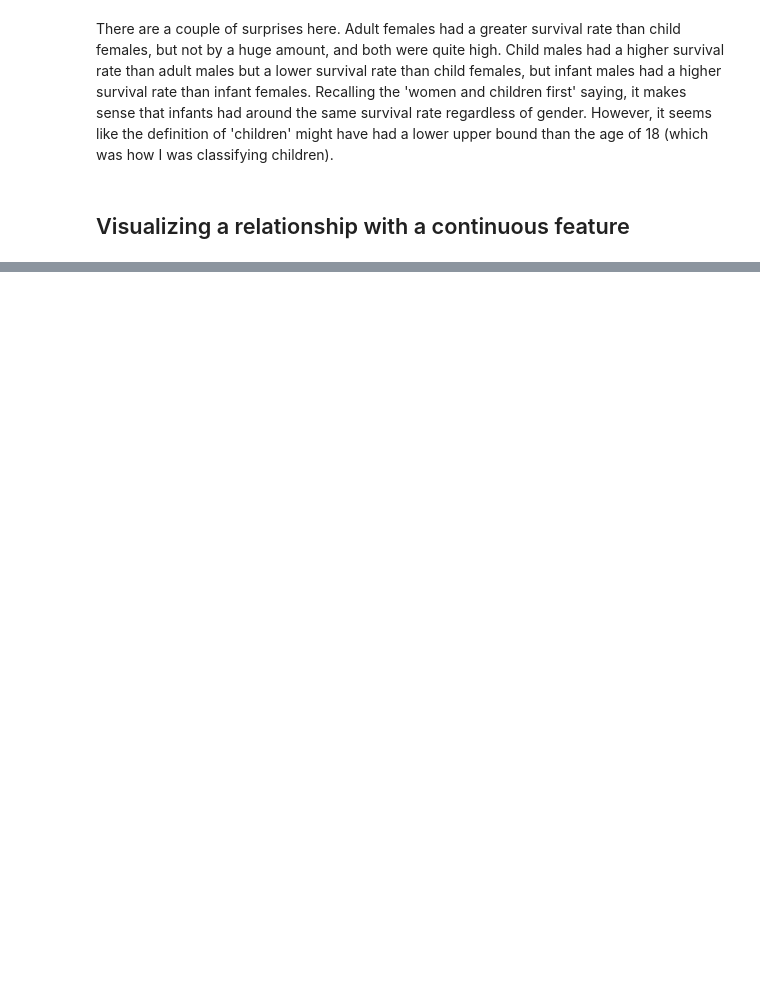
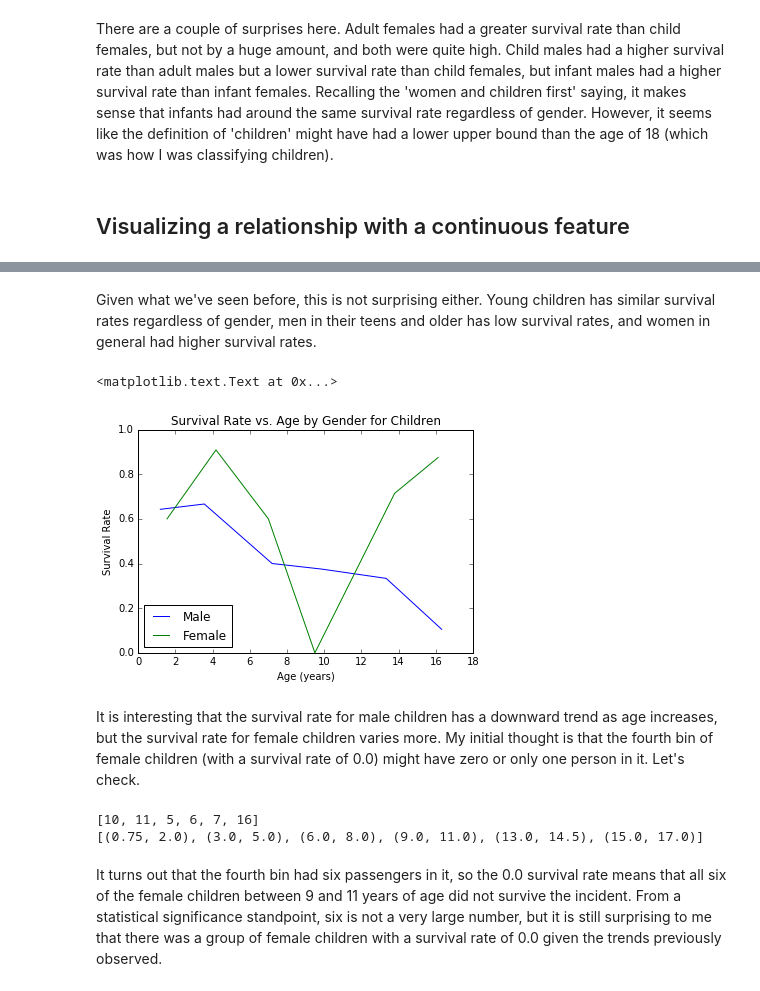
Before and after one commit to paulruvolo/DataScience16WarmupProject, a Jupyter notebook: data_exploration.ipynb, the cells around one changed output, grey strips where cells are left out. Drawn from its saved outputs; the diff is of its cells as text; code cells hidden in the pictures; blank space fills up the shorter version.

```diff
--- a/data_exploration.ipynb
+++ b/data_exploration.ipynb
@@ -150,0 +195,27 @@ df_has_age = df[df.Age.notnull()]
+# %% [markdown]
+Given what we've seen before, this is not surprising either.  Young children has similar survival rates regardless of gender, men in their teens and older has low survival rates, and women in general had higher survival rates.
+# %%
+child_males = males[males.Age < 18]
+child_females = females[females.Age < 18]
+
+plotSurvivalByAge(child_males, 3)
+plotSurvivalByAge(child_females, 3, False)
+plt.legend(['Male', 'Female'], loc=0)
+plt.axis([0, 18, 0, 1])
+plt.title('Survival Rate vs. Age by Gender for Children')
+# %% [output]
+<matplotlib.text.Text at 0x...>
+[figure, added]
+# %% [markdown]
+It is interesting that the survival rate for male children has a downward trend as age increases, but the survival rate for female children varies more.  My initial thought is that the fourth bin of female children (with a survival rate of 0.0) might have zero or only one person in it.  Let's check.
+# %%
+bins = np.arange(0, 80, 3)
+indices = np.digitize(child_females.Age, bins)
+groups = child_females.groupby(indices)
+print [len(group) for i, group in groups]
+print [(group.Age.min(), group.Age.max()) for i, group in groups]
+# %% [output]
+[10, 11, 5, 6, 7, 16]
+[(0.75, 2.0), (3.0, 5.0), (6.0, 8.0), (9.0, 11.0), (13.0, 14.5), (15.0, 17.0)]
+# %% [markdown]
+It turns out that the fourth bin had six passengers in it, so the 0.0 survival rate means that all six of the female children between 9 and 11 years of age did not survive the incident.  From a statistical significance standpoint, six is not a very large number, but it is still surprising to me that there was a group of female children with a survival rate of 0.0 given the trends previously observed.
```
Also changed, not shown: parts of 7 cells of this notebook.
